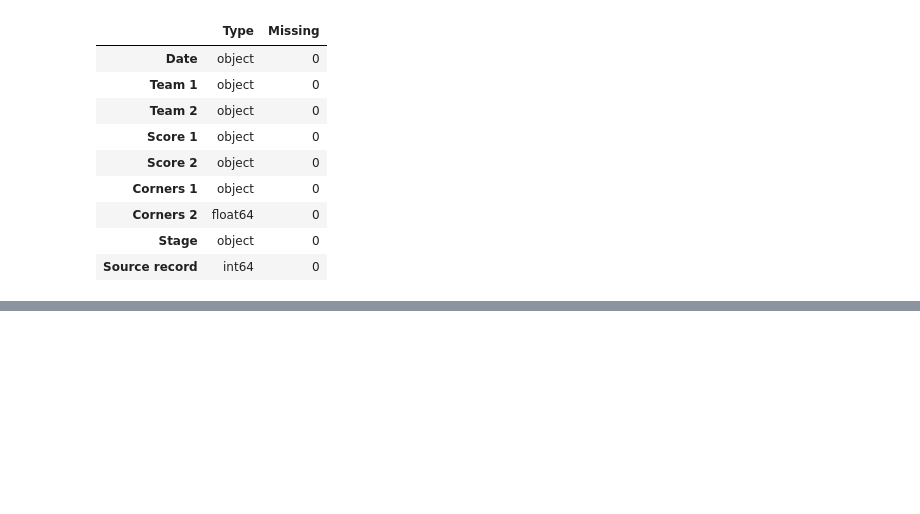
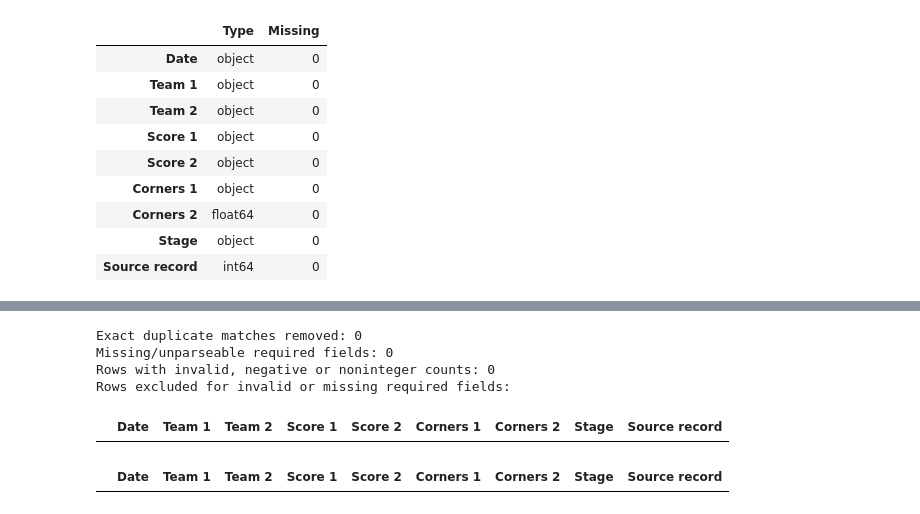
Before and after one commit to omarfaruk309/HIT140-FOUNDATIONS-OF-DATA-SCIENCE-Assessment2-WorldCup2026, a Jupyter notebook: questions/question3/visualisations/coding.ipynb, the cells around one changed output, grey strips where cells are left out. Saved outputs shown, nothing was run; the diff lists cells and outputs as text; code cells hidden in the pictures; blank space fills up the shorter version.

Commit message:
Complete Section 5: Clean required fields

```diff
--- a/questions/question3/visualisations/coding.ipynb
+++ b/questions/question3/visualisations/coding.ipynb
@@ -164,0 +169,59 @@ display(pd.DataFrame({'Type': data.dtypes.astype(str), 'Missing': data.isnull().
+# %%
+before = len(data)
+
+# Only exact duplicate match records are removed. Conflicting identities stop the run.
+exact_duplicates = matches.drop(columns='Stage').duplicated()
+data = data.loc[~exact_duplicates].copy()
+
+print('Exact duplicate matches removed: %d' % exact_duplicates.sum())
+
+if data.duplicated(['Date', 'Team 1', 'Team 2']).any():
+    raise ValueError('Conflicting duplicate match identities need review.')
+
+# Parse day/month/year dates; errors="coerce" marks unparseable values as missing.
+data['Date'] = pd.to_datetime(data['Date'], dayfirst=True, errors='coerce')
+
+# Remove extra spaces from team names and treat empty names as missing.
+for column in ['Team 1', 'Team 2']:
+    data[column] = data[column].str.strip().replace('', pd.NA)
+
+numeric_columns = ['Score 1', 'Score 2', 'Corners 1', 'Corners 2']
+
+for column in numeric_columns:
+    values = data[column].astype('str')
+
+    if column.startswith('Score'):
+        # Only accept a numeric score with an optional leading/trailing p marker.
+        # Retain the numeric match score, never add shootout kicks to goals.
+        valid_score = values.str.fullmatch(r'(?:p\d+|\d+p?)', na=False)
+        values = values.where(valid_score).str.replace('p', '', regex=False)
+
+    data[column] = pd.to_numeric(values, errors='coerce')
+
+# Flag a row if any required count is missing, infinite, negative or fractional.
+invalid_numeric = (
+    ~np.isfinite(data[numeric_columns]) |
+    (data[numeric_columns] < 0) |
+    (data[numeric_columns] % 1 != 0)
+).any(axis=1)
+
+# Check only the fields needed for this analysis, not every field in the original CSV.
+missing_required = data[list(mapping.values()) + ['Stage']].isnull().any(axis=1)
+
+print('Missing/unparseable required fields: %d' % missing_required.sum())
+print('Rows with invalid, negative or noninteger counts: %d' % invalid_numeric.sum())
+
+print('Rows excluded for invalid or missing required fields:')
+display(data.loc[missing_required | invalid_numeric])
+
+# The ~ symbol means NOT: keep rows that pass both cleaning checks.
+data = data.loc[~(missing_required | invalid_numeric)].copy()
+
+display(data.head(10))
+# %% [output]
+Exact duplicate matches removed: 0
+Missing/unparseable required fields: 0
+Rows with invalid, negative or noninteger counts: 0
+Rows excluded for invalid or missing required fields:
+|  | Date | Team 1 | Team 2 | Score 1 | Score 2 | Corners 1 | Corners 2 | Stage | Source record |
+|  | Date | Team 1 | Team 2 | Score 1 | Score 2 | Corners 1 | Corners 2 | Stage | Source record |
```
Also changed, not shown: parts of 1 cell of this notebook.
